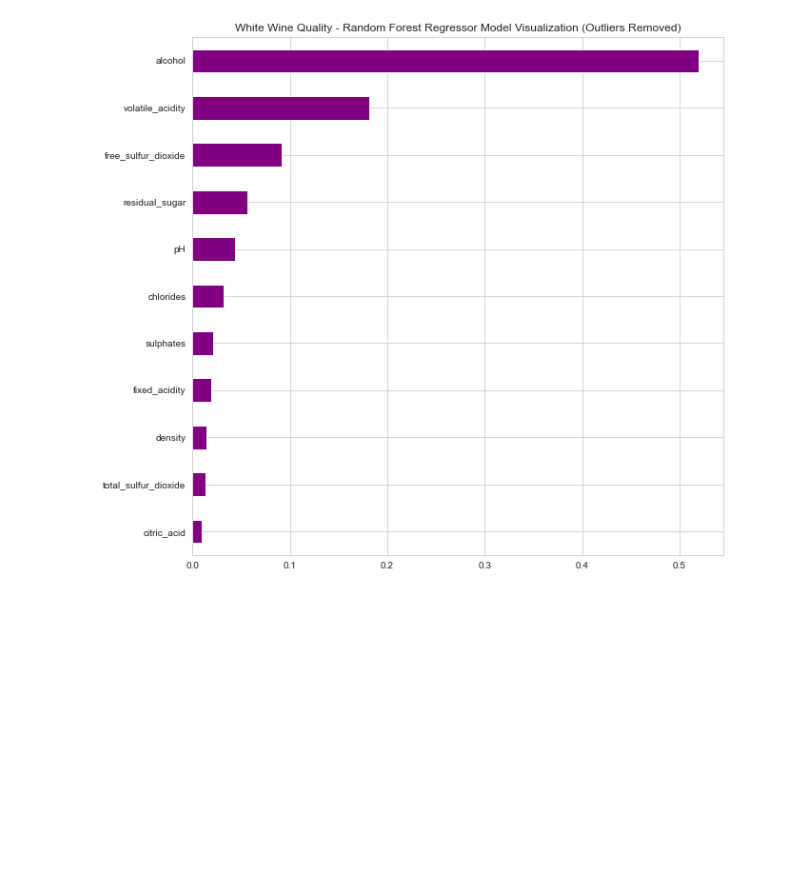
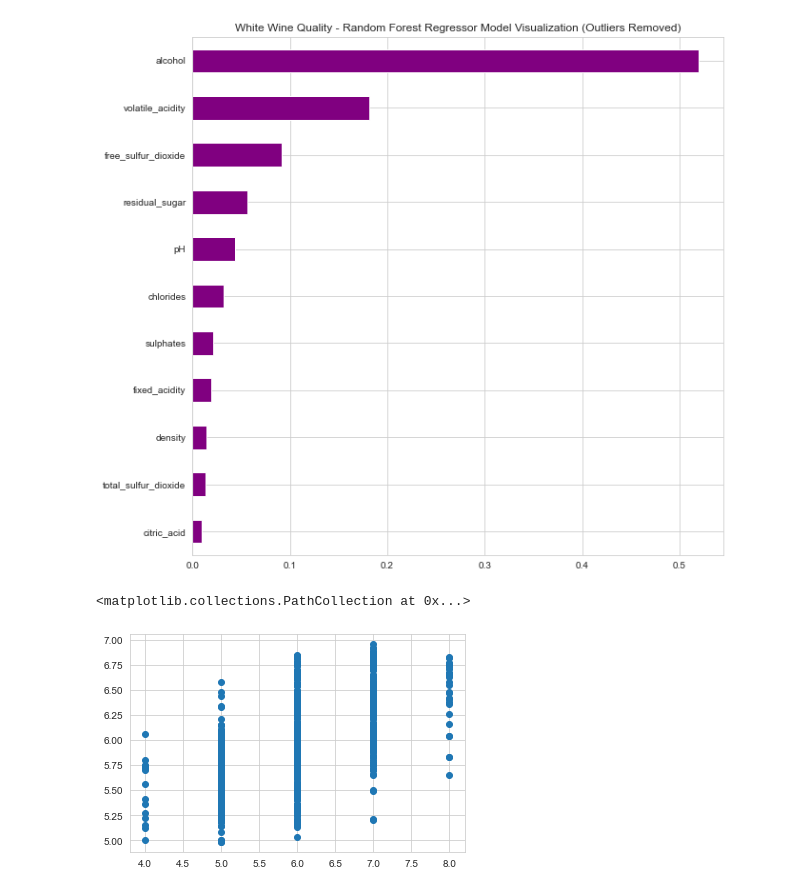
Before and after one commit to ahrager/Springboard, a Jupyter notebook: Capstone1Project/006a_RandomForestRegressor_Capstone1_WhiteWineQualityOutliersRemoved_20210105.ipynb, the cells around one changed output. Saved outputs shown, nothing was run; the diff lists cells and outputs as text; code cells hidden in the pictures; blank space fills up the shorter version.

```diff
--- a/Capstone1Project/006a_RandomForestRegressor_Capstone1_WhiteWineQualityOutliersRemoved_20210105.ipynb
+++ b/Capstone1Project/006a_RandomForestRegressor_Capstone1_WhiteWineQualityOutliersRemoved_20210105.ipynb
@@ -231,3 +231,9 @@ rfrGraph.sort_values().plot.barh(color="purple")
 # %% [output]
 [Text(0.5, 1.0, 'White Wine Quality - Random Forest Regressor Model Visualization (Outliers Removed)')]
 [figure]
+# %%
+#Plot actual vs. predicted.
+plt.scatter(y_test,y_pred)
+# %% [output]
+<matplotlib.collections.PathCollection at 0x...>
+[figure, added]
```
